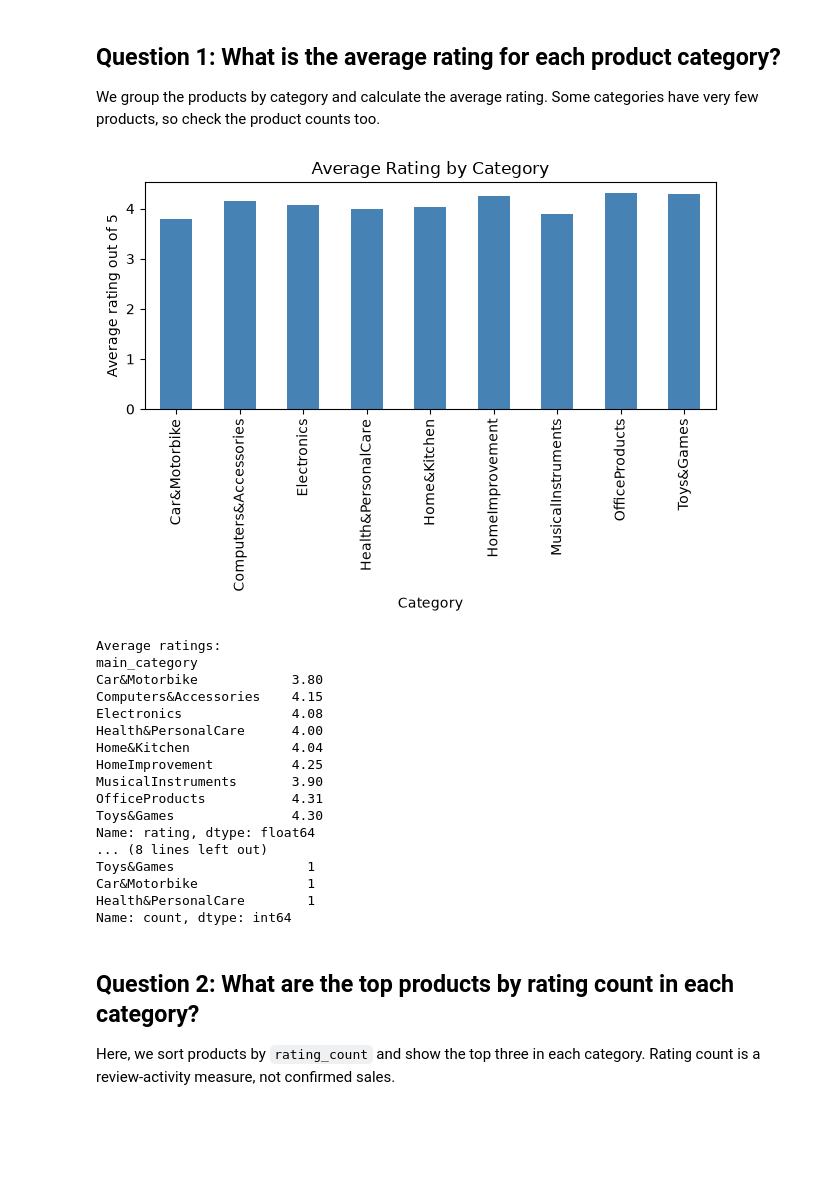
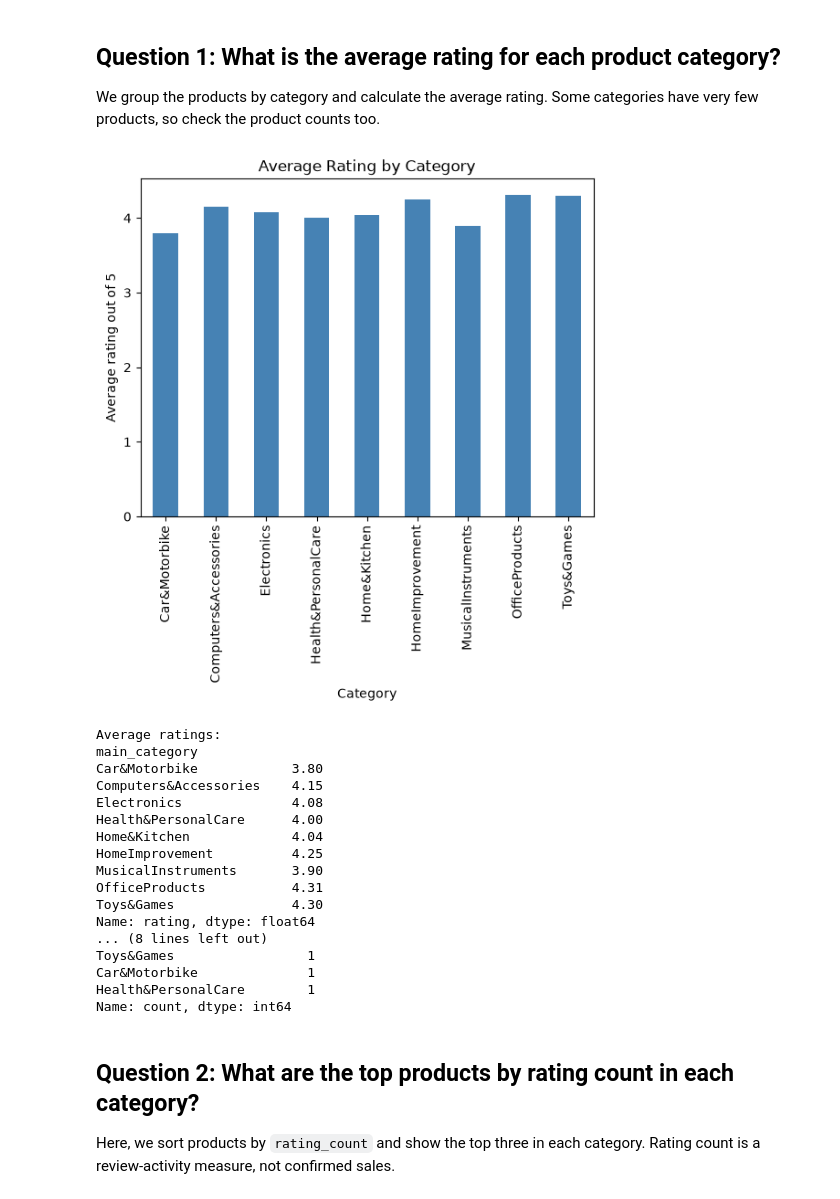
Before and after one commit to rahulpoojith/Week-1-Target-Customer-Sales-Analysis, a Jupyter notebook: Data_processing/analysis.ipynb, the cells around one changed output. Saved outputs shown, nothing was run; the diff lists cells and outputs as text; code cells hidden in the pictures; blank space fills up the shorter version.

Commit message:
Add graphs to README

```diff
--- a/Data_processing/analysis.ipynb
+++ b/Data_processing/analysis.ipynb
@@ -71,19 +71,19 @@ We group the products by category and calculate the average rating. Some categor
 # %%
 average_ratings = df.groupby("main_category")["rating"].mean()
 
 average_ratings.plot(kind="bar", color="steelblue")
 plt.title("Average Rating by Category")
 plt.xlabel("Category")
 plt.ylabel("Average rating out of 5")
-plt.tight_layout()
+plt.savefig("question1_average_ratings.png", bbox_inches="tight")
 plt.show()
 
 print("Average ratings:")
 print(average_ratings.round(2))
 print("Product counts:")
 print(df["main_category"].value_counts())
 # %% [output]
-[figure, old version]
+[figure, new version]
 Average ratings:
 main_category
 Car&Motorbike            3.80
```
Also changed, not shown: parts of 4 cells of this notebook, 6 other files.
